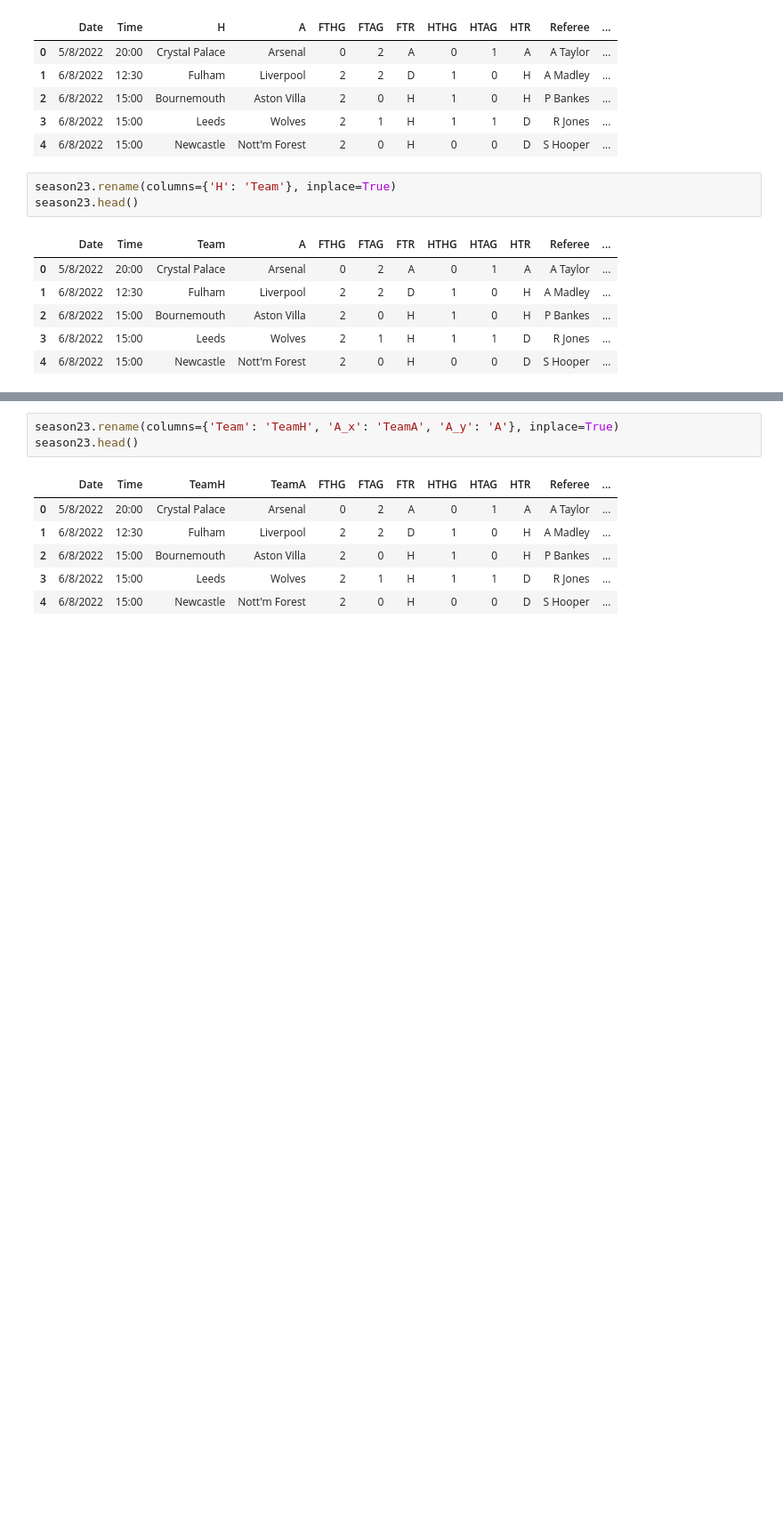
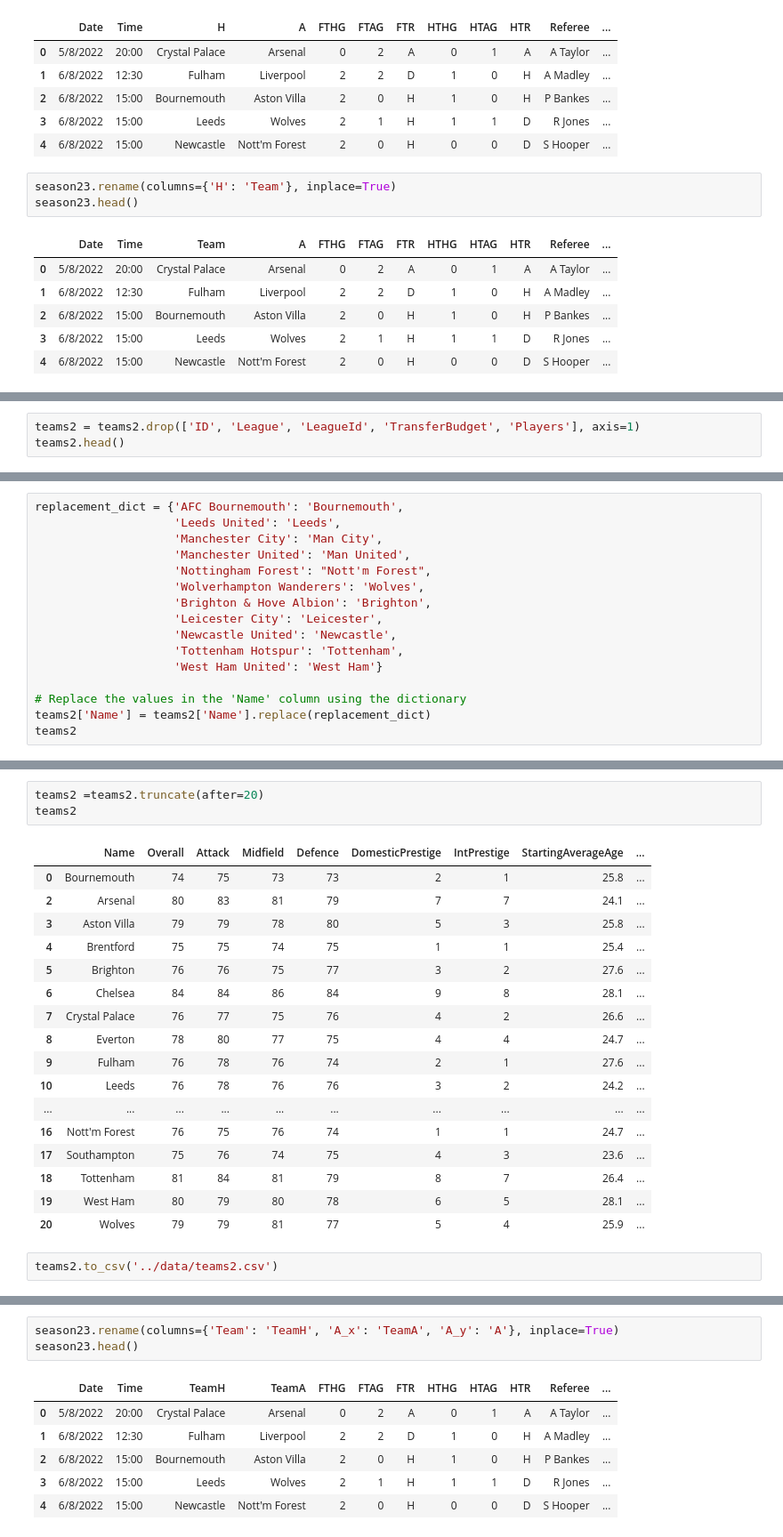
Before and after one commit to jeffreyreeve/capstone-premier-league-predictor, a Jupyter notebook: notebooks/data_prep.ipynb, the cells around one changed output, grey strips where cells are left out. Shown at 89% size. Saved outputs shown, nothing was run; the diff lists cells and outputs as text; blank space fills up the shorter version.

```diff
--- a/notebooks/data_prep.ipynb
+++ b/notebooks/data_prep.ipynb
@@ -173,0 +134,3 @@ season23.head()
+# %%
+teams2 = teams2.drop(['ID', 'League', 'LeagueId', 'TransferBudget', 'Players'], axis=1)
+teams2.head()
@@ -173,0 +146,16 @@ season23.head()
+# %%
+replacement_dict = {'AFC Bournemouth': 'Bournemouth',
+                    'Leeds United': 'Leeds',
+                    'Manchester City': 'Man City',
+                    'Manchester United': 'Man United',
+                    'Nottingham Forest': "Nott'm Forest",
+                    'Wolverhampton Wanderers': 'Wolves',
+                    'Brighton & Hove Albion': 'Brighton',
+                    'Leicester City': 'Leicester',
+                    'Newcastle United': 'Newcastle',
+                    'Tottenham Hotspur': 'Tottenham',
+                    'West Ham United': 'West Ham'}
+
+# Replace the values in the 'Name' column using the dictionary
+teams2['Name'] = teams2['Name'].replace(replacement_dict)
+teams2
@@ -173,0 +176,23 @@ season23.head()
+# %%
+teams2 =teams2.truncate(after=20)
+teams2
+# %% [output]
+|  | Name | Overall | Attack | Midfield | Defence | DomesticPrestige | IntPrestige | StartingAverageAge | ... |
+| 0 | Bournemouth | 74 | 75 | 73 | 73 | 2 | 1 | 25.8 | ... |
+| 2 | Arsenal | 80 | 83 | 81 | 79 | 7 | 7 | 24.1 | ... |
+| 3 | Aston Villa | 79 | 79 | 78 | 80 | 5 | 3 | 25.8 | ... |
+| 4 | Brentford | 75 | 75 | 74 | 75 | 1 | 1 | 25.4 | ... |
+| 5 | Brighton | 76 | 76 | 75 | 77 | 3 | 2 | 27.6 | ... |
+| 6 | Chelsea | 84 | 84 | 86 | 84 | 9 | 8 | 28.1 | ... |
+| 7 | Crystal Palace | 76 | 77 | 75 | 76 | 4 | 2 | 26.6 | ... |
+| 8 | Everton | 78 | 80 | 77 | 75 | 4 | 4 | 24.7 | ... |
+| 9 | Fulham | 76 | 78 | 76 | 74 | 2 | 1 | 27.6 | ... |
+| 10 | Leeds | 76 | 78 | 76 | 76 | 3 | 2 | 24.2 | ... |
+| ... | ... | ... | ... | ... | ... | ... | ... | ... | ... |
+| 16 | Nott'm Forest | 76 | 75 | 76 | 74 | 1 | 1 | 24.7 | ... |
+| 17 | Southampton | 75 | 76 | 74 | 75 | 4 | 3 | 23.6 | ... |
+| 18 | Tottenham | 81 | 84 | 81 | 79 | 8 | 7 | 26.4 | ... |
+| 19 | West Ham | 80 | 79 | 80 | 78 | 6 | 5 | 28.1 | ... |
+| 20 | Wolves | 79 | 79 | 81 | 77 | 5 | 4 | 25.9 | ... |
+# %%
+teams2.to_csv('../data/teams2.csv')
```
Also changed, not shown: parts of 67 cells of this notebook.
